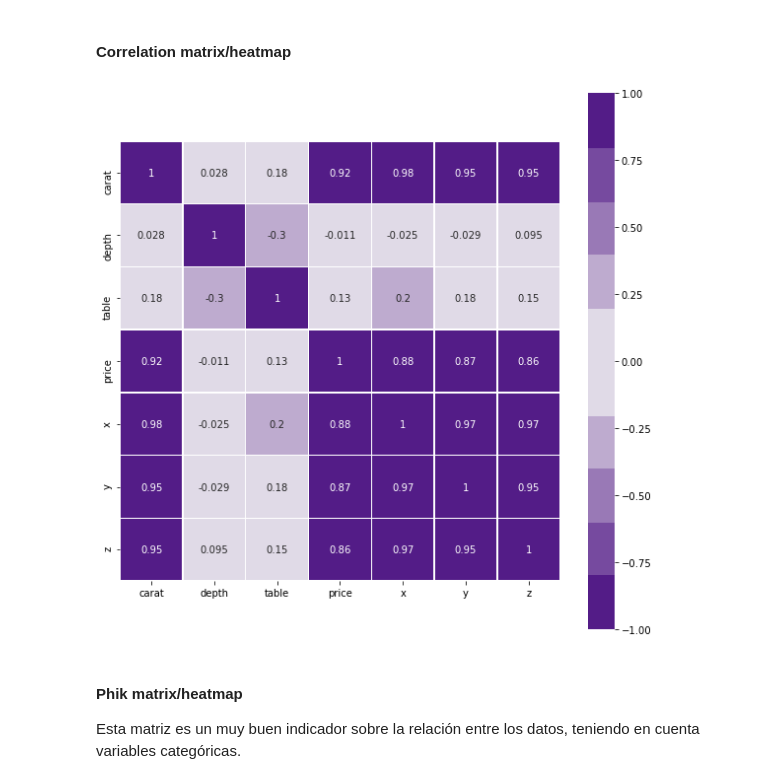
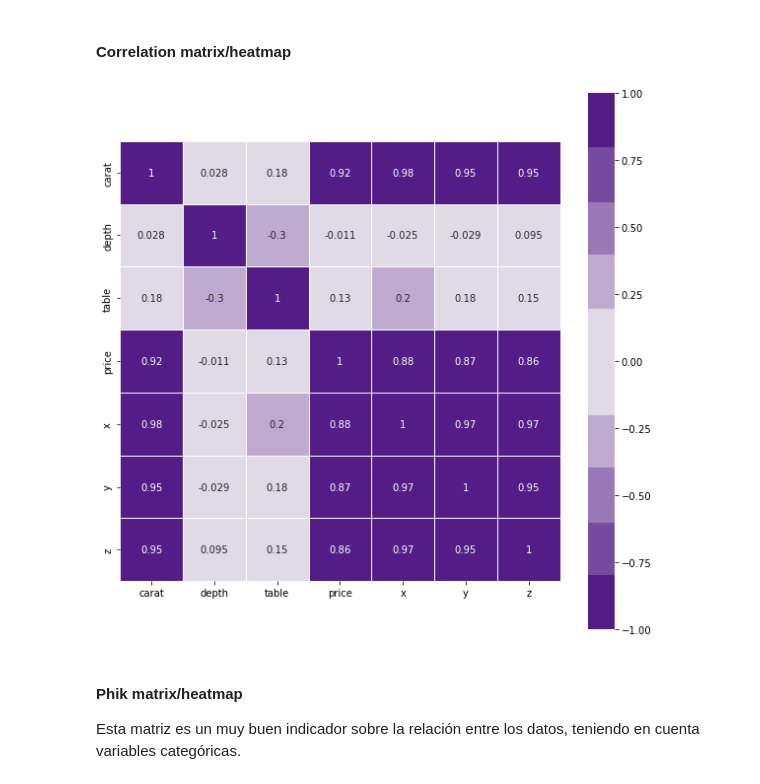
Before and after one commit to albertoromv/thebridge_ft_abr21, a Jupyter notebook: 3-Machine Learning/2-Supervisado/9 ML Guide/ML Guide_Clase.ipynb, the cells around one changed output. Cells and saved outputs as stored; diff of their text form; code cells hidden in the pictures.

```diff
--- a/3-Machine Learning/2-Supervisado/9 ML Guide/ML Guide_Clase.ipynb
+++ b/3-Machine Learning/2-Supervisado/9 ML Guide/ML Guide_Clase.ipynb
@@ -898,8 +898,18 @@ df_plot.plot(kind='bar', stacked=True);
 #### Correlation matrix/heatmap
 # %%
 # Establece los límites de colores entre [-1, 1], así como un rango de colores de oscuro a oscuro, pasando por claro (0 correlación)
+
+plt.figure(figsize=(10,10))
+sns.heatmap(diamonds_df.corr(),
+           vmin=-1,
+           vmax=1,
+           center=0,
+           cmap=sns.diverging_palette(280, 280, s=85, l=25, n=10),
+           square=True,
+           annot=True,
+           linewidths=.5);
 # %% [output]
-[figure, old version]
+[figure, new version]
 # %% [markdown]
 #### Phik matrix/heatmap
 Esta matriz es un muy buen indicador sobre la relación entre los datos, teniendo en cuenta variables categóricas.
```
Also changed, not shown: parts of 37 cells of this notebook, 7 other files.
